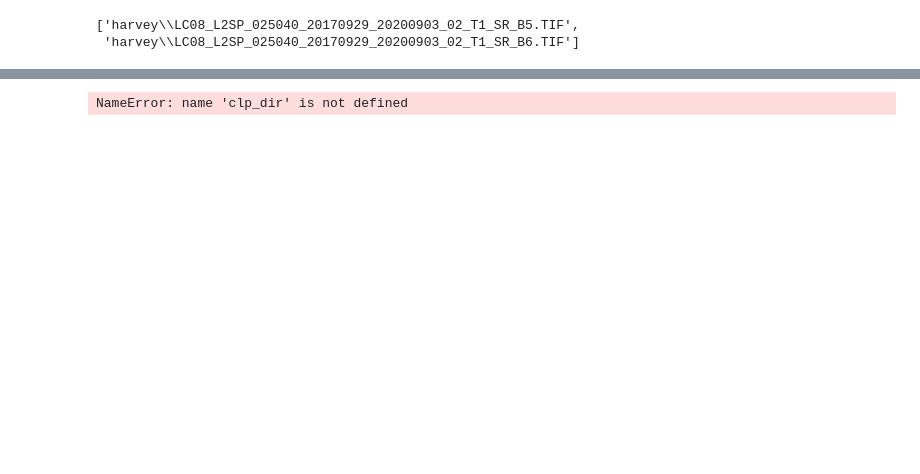
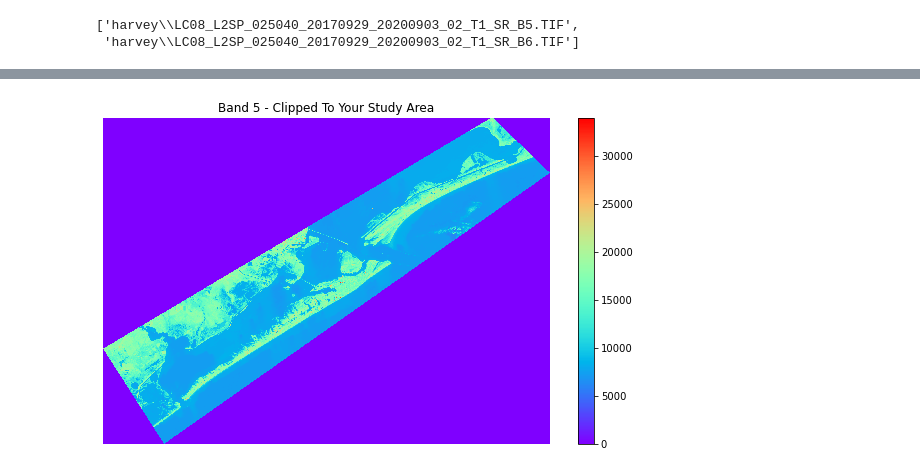
Before and after one commit to maluajai1/Spatial_thoughts, a Jupyter notebook: Change_harvey.ipynb, the cells around one changed output, grey strips where cells are left out. Saved outputs shown, nothing was run; the diff lists cells and outputs as text; code cells hidden in the pictures; blank space fills up the shorter version.

```diff
--- a/Change_harvey.ipynb
+++ b/Change_harvey.ipynb
@@ -61,6 +54,0 @@ RasterioIOError: 'harvey\*B5*.TIF' does not exist in the file system, and is not
-# %%
-# clip the satellite image to the box
-
-clp_path = os.path.join(clp_dir, clp_file)
-# %% [output]
-NameError: name 'clp_dir' is not defined
@@ -76,0 +55,11 @@ def combine_tifs(tif_list):
+# %%
+landsat_clip = rxr.open_rasterio(band_path[0]).rio.clip(aoi_utm.geometry, from_disk=True).squeeze()
+# %%
+f, ax = plt.subplots(figsize=(10, 6))
+landsat_clip.plot.imshow(cmap="rainbow",
+                                 ax=ax)
+ax.set_axis_off()
+ax.set_title("Band 5 - Clipped To Your Study Area")
+plt.show()
+# %% [output]
+[figure, added]
```
Also changed, not shown: parts of 9 cells of this notebook.
